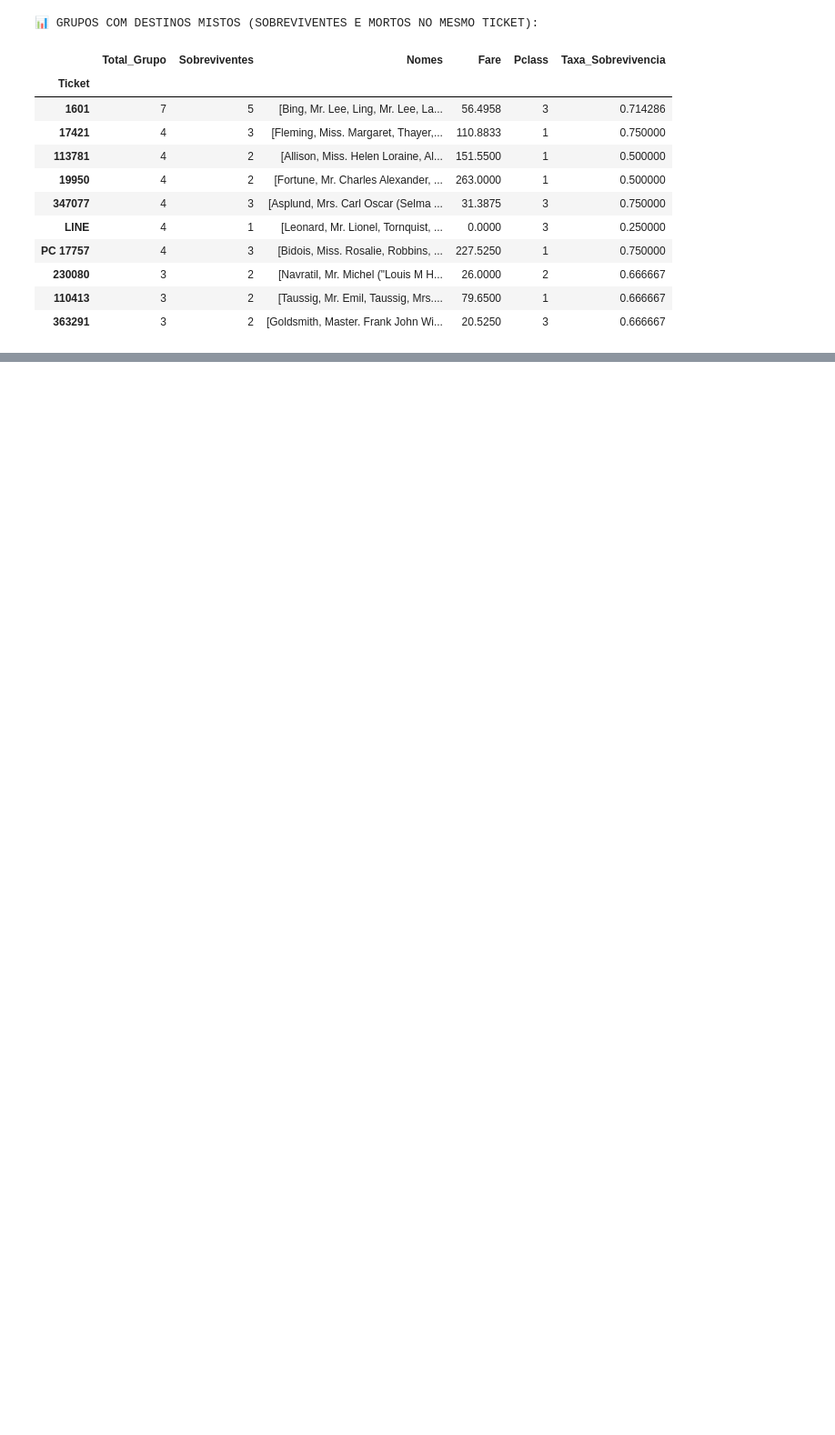
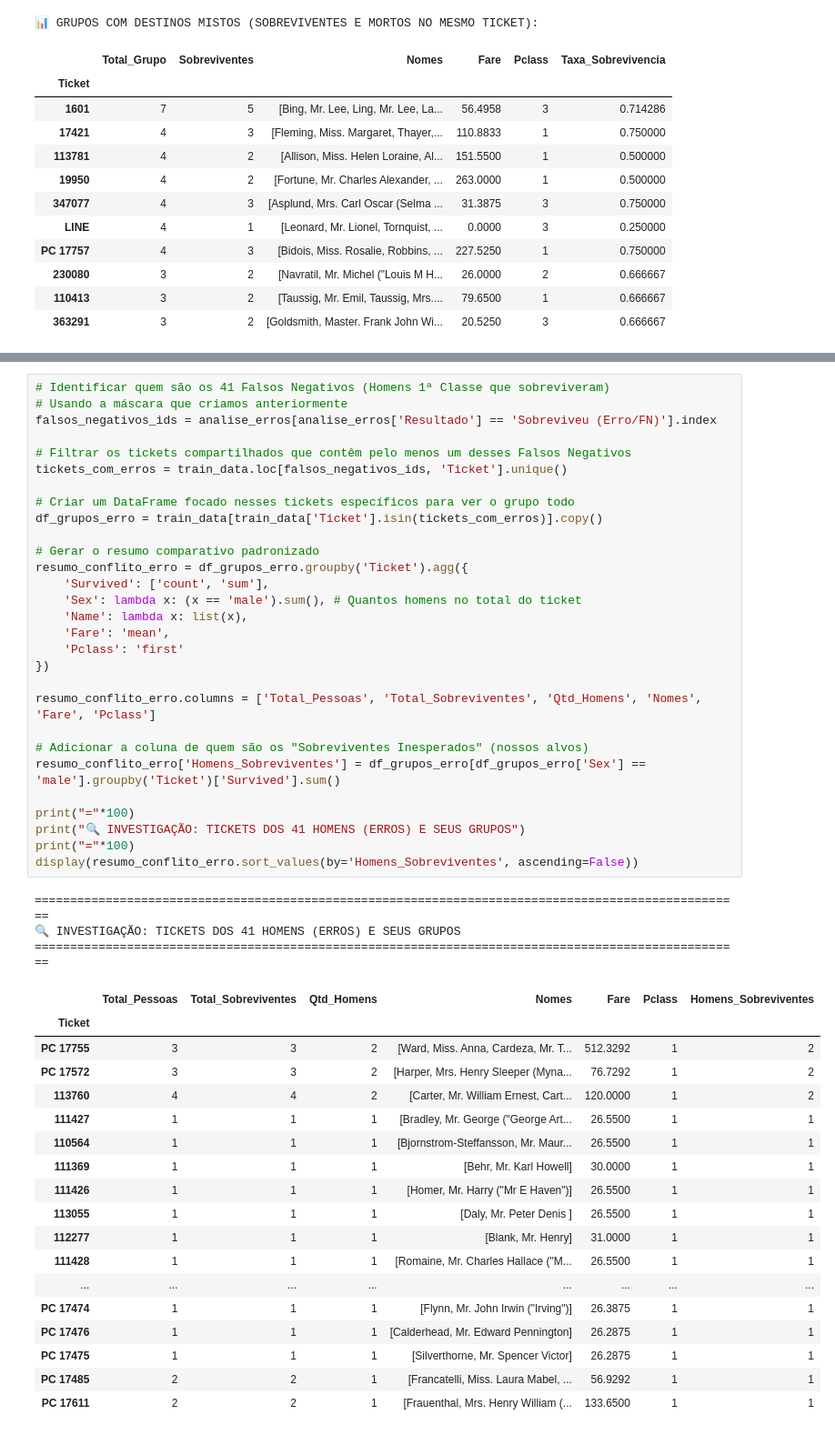
Before and after one commit to zehclaudio/Kaggle, a Jupyter notebook: titanic-tutorial-pipelines-and-ensemble.ipynb, the cells around one changed output, grey strips where cells are left out. Shown at 91% size. Saved outputs shown, nothing was run; the diff lists cells and outputs as text; blank space fills up the shorter version.

```diff
--- a/titanic-tutorial-pipelines-and-ensemble.ipynb
+++ b/titanic-tutorial-pipelines-and-ensemble.ipynb
@@ -3637,0 +3606,51 @@ fig.show()
+# %%
+# Identificar quem são os 41 Falsos Negativos (Homens 1ª Classe que sobreviveram)
+# Usando a máscara que criamos anteriormente
+falsos_negativos_ids = analise_erros[analise_erros['Resultado'] == 'Sobreviveu (Erro/FN)'].index
+
+# Filtrar os tickets compartilhados que contêm pelo menos um desses Falsos Negativos
+tickets_com_erros = train_data.loc[falsos_negativos_ids, 'Ticket'].unique()
+
+# Criar um DataFrame focado nesses tickets específicos para ver o grupo todo
+df_grupos_erro = train_data[train_data['Ticket'].isin(tickets_com_erros)].copy()
+
+# Gerar o resumo comparativo padronizado
+resumo_conflito_erro = df_grupos_erro.groupby('Ticket').agg({
+    'Survived': ['count', 'sum'],
+    'Sex': lambda x: (x == 'male').sum(), # Quantos homens no total do ticket
+    'Name': lambda x: list(x),
+    'Fare': 'mean',
+    'Pclass': 'first'
+})
+
+resumo_conflito_erro.columns = ['Total_Pessoas', 'Total_Sobreviventes', 'Qtd_Homens', 'Nomes', 'Fare', 'Pclass']
+
+# Adicionar a coluna de quem são os "Sobreviventes Inesperados" (nossos alvos)
+resumo_conflito_erro['Homens_Sobreviventes'] = df_grupos_erro[df_grupos_erro['Sex'] == 'male'].groupby('Ticket')['Survived'].sum()
+
+print("="*100)
+print("🔍 INVESTIGAÇÃO: TICKETS DOS 41 HOMENS (ERROS) E SEUS GRUPOS")
+print("="*100)
+display(resumo_conflito_erro.sort_values(by='Homens_Sobreviventes', ascending=False))
+# %% [output]
+====================================================================================================
+🔍 INVESTIGAÇÃO: TICKETS DOS 41 HOMENS (ERROS) E SEUS GRUPOS
+====================================================================================================
+|  | Total_Pessoas | Total_Sobreviventes | Qtd_Homens | Nomes | Fare | Pclass | Homens_Sobreviventes |
+| Ticket |  |  |  |  |  |  |  |
+| PC 17755 | 3 | 3 | 2 | [Ward, Miss. Anna, Cardeza, Mr. T... | 512.3292 | 1 | 2 |
+| PC 17572 | 3 | 3 | 2 | [Harper, Mrs. Henry Sleeper (Myna... | 76.7292 | 1 | 2 |
+| 113760 | 4 | 4 | 2 | [Carter, Mr. William Ernest, Cart... | 120.0000 | 1 | 2 |
+| 111427 | 1 | 1 | 1 | [Bradley, Mr. George ("George Art... | 26.5500 | 1 | 1 |
+| 110564 | 1 | 1 | 1 | [Bjornstrom-Steffansson, Mr. Maur... | 26.5500 | 1 | 1 |
+| 111369 | 1 | 1 | 1 | [Behr, Mr. Karl Howell] | 30.0000 | 1 | 1 |
+| 111426 | 1 | 1 | 1 | [Homer, Mr. Harry ("Mr E Haven")] | 26.5500 | 1 | 1 |
+| 113055 | 1 | 1 | 1 | [Daly, Mr. Peter Denis ] | 26.5500 | 1 | 1 |
+| 112277 | 1 | 1 | 1 | [Blank, Mr. Henry] | 31.0000 | 1 | 1 |
+| 111428 | 1 | 1 | 1 | [Romaine, Mr. Charles Hallace ("M... | 26.5500 | 1 | 1 |
+| ... | ... | ... | ... | ... | ... | ... | ... |
+| PC 17474 | 1 | 1 | 1 | [Flynn, Mr. John Irwin ("Irving")] | 26.3875 | 1 | 1 |
+| PC 17476 | 1 | 1 | 1 | [Calderhead, Mr. Edward Pennington] | 26.2875 | 1 | 1 |
+| PC 17475 | 1 | 1 | 1 | [Silverthorne, Mr. Spencer Victor] | 26.2875 | 1 | 1 |
+| PC 17485 | 2 | 2 | 1 | [Francatelli, Miss. Laura Mabel, ... | 56.9292 | 1 | 1 |
+| PC 17611 | 2 | 2 | 1 | [Frauenthal, Mrs. Henry William (... | 133.6500 | 1 | 1 |
```
Also changed, not shown: parts of 21 cells of this notebook.
